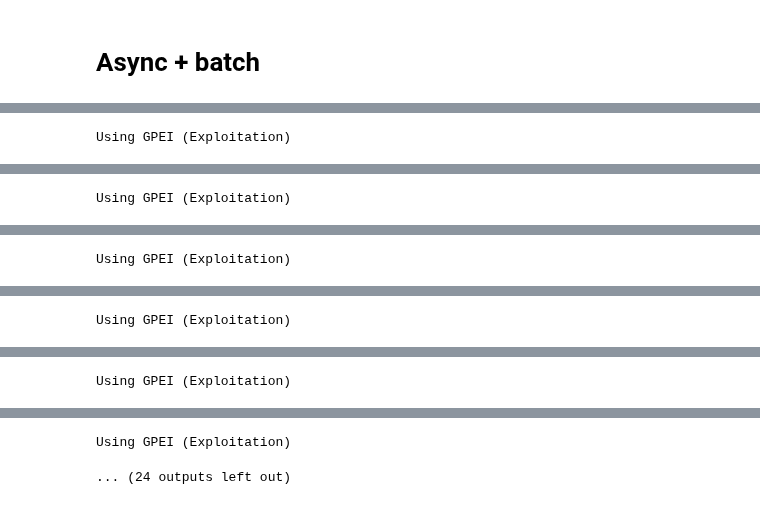
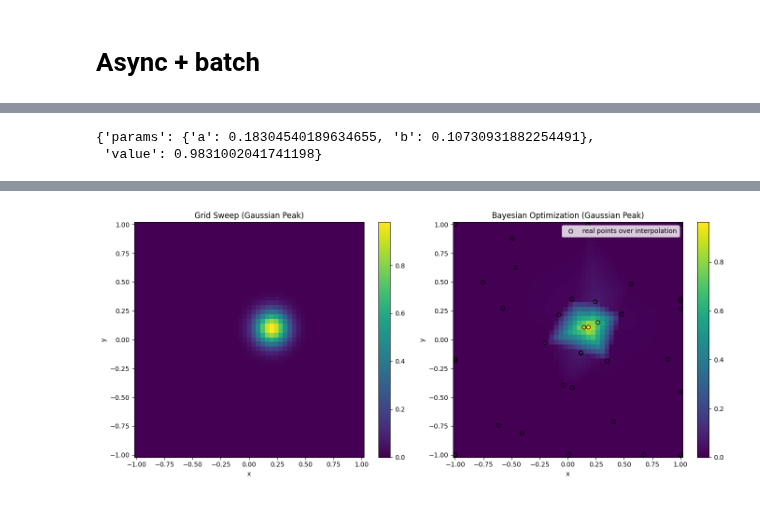
Before and after one commit to dnzckn/BasicBO, a Jupyter notebook: AX_BO_tutorial_1.ipynb, the cells around one changed output, grey strips where cells are left out. Cells and saved outputs as stored; diff of their text form; code cells hidden in the pictures.

```diff
--- a/AX_BO_tutorial_1.ipynb
+++ b/AX_BO_tutorial_1.ipynb
@@ -536,0 +537,22 @@ async def example_usage():
+# %%
+# Correct parameter names and bounds
+param_names = ["a", "b"]  # Parameter names
+param_bounds = [[-1.0, 1.0], [-1.0, 1.0]]  # Parameter bounds as lists
+
+z_reader = ZReader(centers=[0.2, 0.1], sigma=0.1)  # Create a fake response
+
+# Lists to store optimization history
+suggested_params = []
+observed_z = []
+best_result = {"params": None, "value": float("-inf")}  # Initialize with worst possible value
+
+# Run the optimizer and collect data
+async for params in async_bayesian_optimizer_iterator(
+    z_reader, param_names, param_bounds, num_initial_samples=20, num_bo_samples=100, batch_size=2
+):
+    z = z_reader.read([params[name] for name in param_names])  # Simulate fetching the objective value
+    suggested_params.append(params)
+    observed_z.append(z)
+    # Update the best result
+    if z > best_result["value"]:
+        best_result = {"params": params, "value": z}
@@ -537,14 +609,17 @@ async def example_usage():
+# %%
+best_result
+# %% [output]
+{'params': {'a': 0.18304540189634655, 'b': 0.10730931882254491},
+ 'value': 0.9831002041741198}
 # %%
 import matplotlib.pyplot as plt
 from scipy.interpolate import griddata
 import numpy as np
 
-# Run the optimization and collect results
-suggested_params, observed_z = await example_usage()
 
 # Extract x, y, and z for plotting
-x_vals = [p["x"] for p in suggested_params]
-y_vals = [p["y"] for p in suggested_params]
+x_vals = [p["a"] for p in suggested_params]
+y_vals = [p["b"] for p in suggested_params]
 
 # Create a grid sweep version (51 x 51 points)
 x = np.linspace(-1, 1, 51)
@@ -600 +657,0 @@ plt.show()
-Using GPEI (Exploitation)
@@ -609 +657,0 @@ Using GPEI (Exploitation)
-Using GPEI (Exploitation)
@@ -618 +657,0 @@ Using GPEI (Exploitation)
-Using GPEI (Exploitation)
@@ -627 +657,0 @@ Using GPEI (Exploitation)
-Using GPEI (Exploitation)
@@ -636 +657,0 @@ Using GPEI (Exploitation)
-Using GPEI (Exploitation)
@@ -645,2 +658 @@ Using GPEI (Exploitation)
-Using GPEI (Exploitation)
-... (24 outputs left out)
+[figure, added]
```
Also changed, not shown: parts of 3 cells of this notebook.
